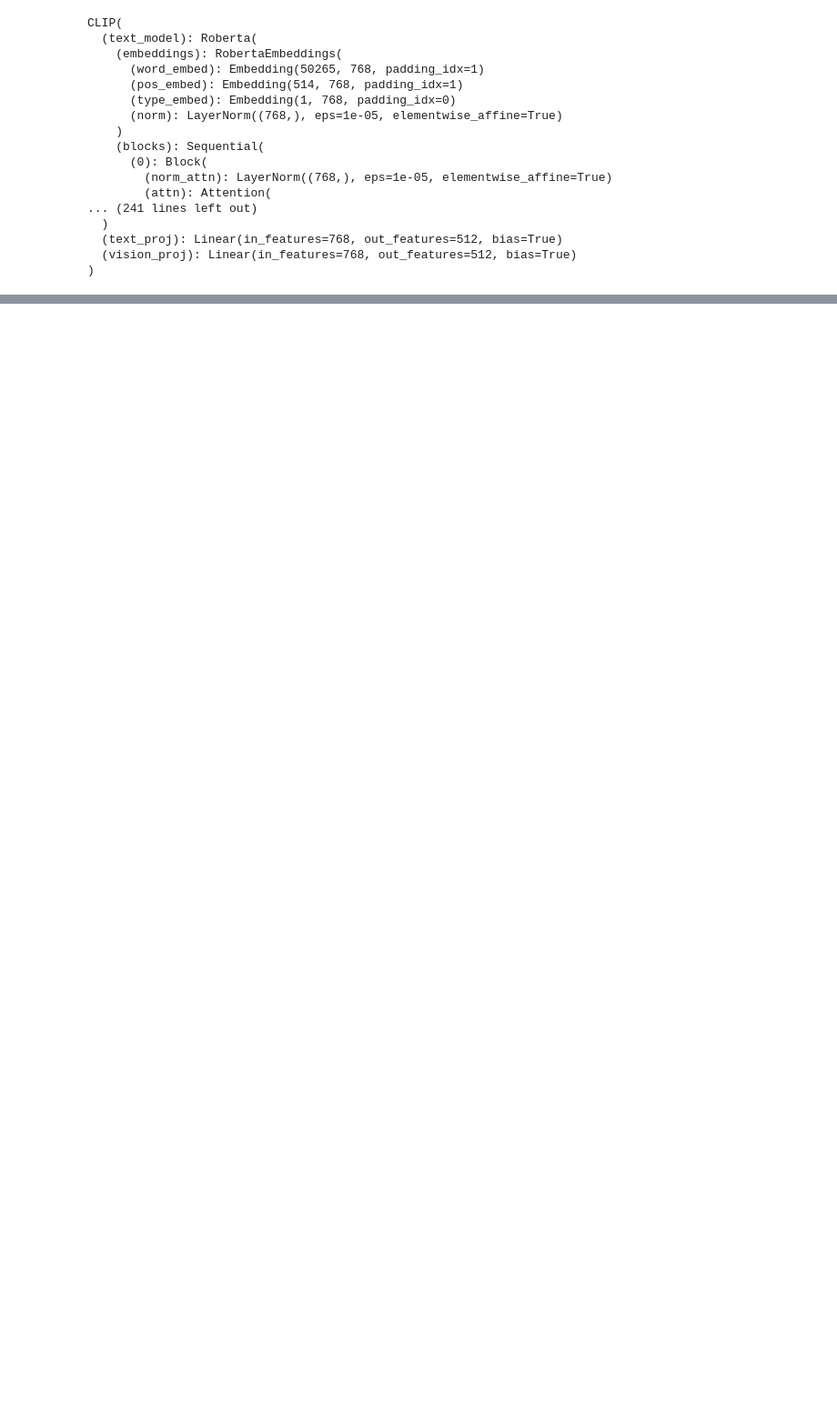
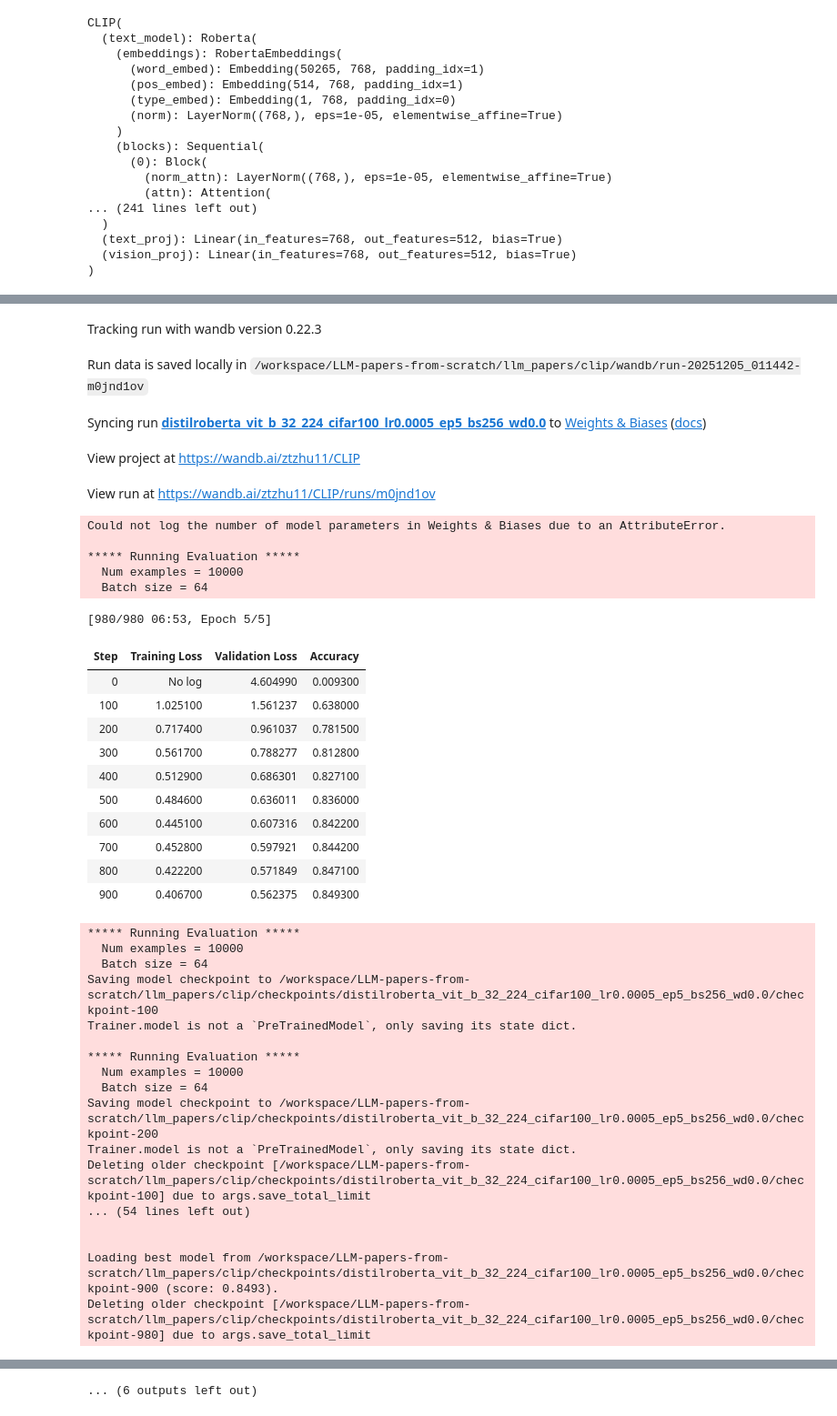
Before and after one commit to ztzhu1/LLM-papers-from-scratch, a Jupyter notebook: llm_papers/clip/train.ipynb, the cells around one changed output, grey strips where cells are left out. Shown at 91% size. Cells and saved outputs as stored; diff of their text form; code cells hidden in the pictures; blank space fills up the shorter version.

```diff
--- a/llm_papers/clip/train.ipynb
+++ b/llm_papers/clip/train.ipynb
@@ -150 +152,12 @@ PyTorch: setting up devices
 Using auto half precision backend
+# %%
+import wandb
+
+try:
+    trainer.train()
+except Exception as e:
+    raise e
+finally:
+    if report_to == "wandb":
+        wandb.finish()
+# %% [output]
@@ -150,0 +176,39 @@ Using auto half precision backend
+Tracking run with wandb version 0.22.3
+Run data is saved locally in /workspace/LLM-papers-from-scratch/llm_papers/clip/wandb/run-20251205_011442-m0jnd1ov
+Syncing run distilroberta_vit_b_32_224_cifar100_lr0.0005_ep5_bs256_wd0.0 to Weights & Biases (docs)
+View project at https://wandb.ai/ztzhu11/CLIP
+View run at https://wandb.ai/ztzhu11/CLIP/runs/m0jnd1ov
+Could not log the number of model parameters in Weights & Biases due to an AttributeError.
+
+***** Running Evaluation *****
+  Num examples = 10000
+  Batch size = 64
+[980/980 06:53, Epoch 5/5]
+| Step | Training Loss | Validation Loss | Accuracy |
+| 0 | No log | 4.604990 | 0.009300 |
+| 100 | 1.025100 | 1.561237 | 0.638000 |
+| 200 | 0.717400 | 0.961037 | 0.781500 |
+| 300 | 0.561700 | 0.788277 | 0.812800 |
+| 400 | 0.512900 | 0.686301 | 0.827100 |
+| 500 | 0.484600 | 0.636011 | 0.836000 |
+| 600 | 0.445100 | 0.607316 | 0.842200 |
+| 700 | 0.452800 | 0.597921 | 0.844200 |
+| 800 | 0.422200 | 0.571849 | 0.847100 |
+| 900 | 0.406700 | 0.562375 | 0.849300 |
+***** Running Evaluation *****
+  Num examples = 10000
+  Batch size = 64
+Saving model checkpoint to /workspace/LLM-papers-from-scratch/llm_papers/clip/checkpoints/distilroberta_vit_b_32_224_cifar100_lr0.0005_ep5_bs256_wd0.0/checkpoint-100
+Trainer.model is not a `PreTrainedModel`, only saving its state dict.
+
+***** Running Evaluation *****
+  Num examples = 10000
+  Batch size = 64
+Saving model checkpoint to /workspace/LLM-papers-from-scratch/llm_papers/clip/checkpoints/distilroberta_vit_b_32_224_cifar100_lr0.0005_ep5_bs256_wd0.0/checkpoint-200
+Trainer.model is not a `PreTrainedModel`, only saving its state dict.
+Deleting older checkpoint [/workspace/LLM-papers-from-scratch/llm_papers/clip/checkpoints/distilroberta_vit_b_32_224_cifar100_lr0.0005_ep5_bs256_wd0.0/checkpoint-100] due to args.save_total_limit
+... (54 lines left out)
+
+
+Loading best model from /workspace/LLM-papers-from-scratch/llm_papers/clip/checkpoints/distilroberta_vit_b_32_224_cifar100_lr0.0005_ep5_bs256_wd0.0/checkpoint-900 (score: 0.8493).
+Deleting older checkpoint [/workspace/LLM-papers-from-scratch/llm_papers/clip/checkpoints/distilroberta_vit_b_32_224_cifar100_lr0.0005_ep5_bs256_wd0.0/checkpoint-980] due to args.save_total_limit
@@ -151 +216,2 @@ Using auto half precision backend
+... (6 outputs left out)
 # %%
```
Also changed, not shown: parts of 5 cells of this notebook, 1 other file.
